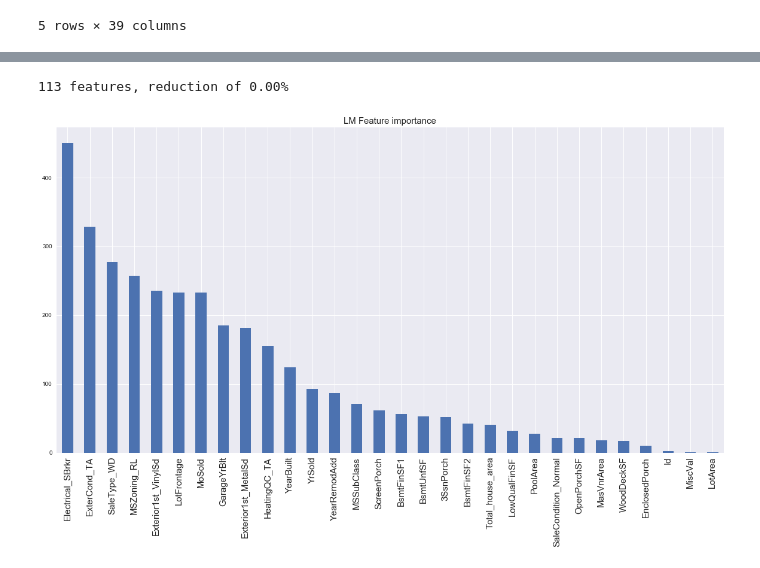
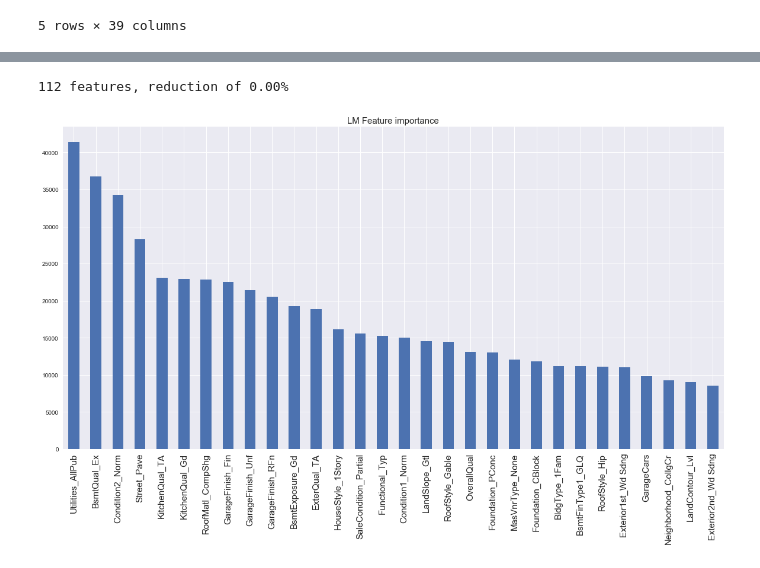
Before and after one commit to AMTORRES82/Udacity, a Jupyter notebook: Houses2.ipynb, the cells around one changed output, grey strips where cells are left out. Drawn from its saved outputs; the diff is of its cells as text; code cells hidden in the pictures.

```diff
--- a/Houses2.ipynb
+++ b/Houses2.ipynb
@@ -36,4 +36,4 @@ train.head()
 # %%
 train.set_index(train['Id'],inplace=True,drop=True)
 # %%
-train.drop(['Id'],axis=1)
+train.drop(['Id'],axis=1,inplace=True)
@@ -552,15 +537,15 @@ Test RMSE: 32274.9877
 # %%
 #LM Feature importance
 feature_importance = pd.Series(index = X_train.columns, data = np.abs(lm_model.coef_))
 n_selected_features = (feature_importance>0).sum()
 print('{0:d} features, reduction of {1:2.2f}%'.format(
     n_selected_features,(1-n_selected_features/len(feature_importance))*100))
-feature_importance.sort_values(ascending=False).tail(30).plot(kind = 'bar', figsize = (20,10))
+feature_importance.sort_values(ascending=False).head(30).plot(kind = 'bar', figsize = (20,10))
 plt.xticks(fontsize=15)
 plt.title('LM Feature importance',fontsize=15);
 # %% [output]
-113 features, reduction of 0.00%
+112 features, reduction of 0.00%
-[figure, old version]
+[figure, new version]
 # %%
 #ELASTIC NET Feature importance
 feature_importance = pd.Series(index = X_train.columns, data = np.abs(grid_ENet_result.best_estimator_.coef_))
```
Also changed, not shown: parts of 40 cells of this notebook.
